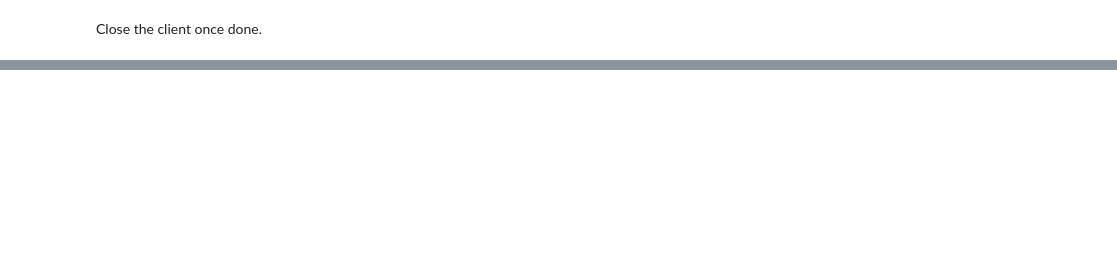
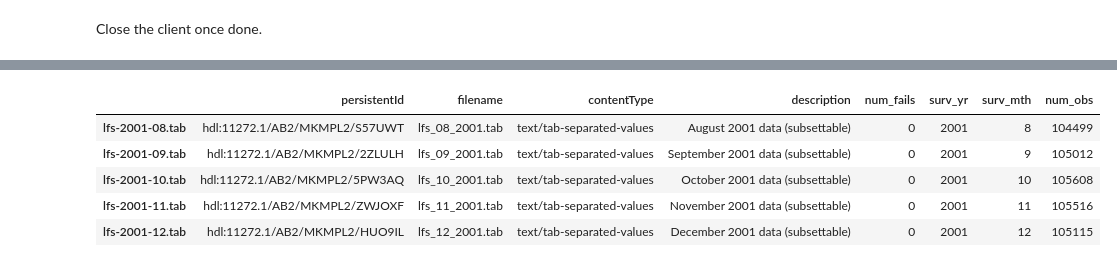
Before and after one commit to YC-Goh/YC-Goh.github.io, a Jupyter notebook: public/projects/can-open-data/lfs/0-download.ipynb, the cells around one changed output, grey strips where cells are left out. Saved outputs shown, nothing was run; the diff lists cells and outputs as text; code cells hidden in the pictures; blank space fills up the shorter version.

```diff
--- a/public/projects/can-open-data/lfs/0-download.ipynb
+++ b/public/projects/can-open-data/lfs/0-download.ipynb
@@ -224,0 +313,9 @@ client.close()
+# %%
+request_result.tail(5)
+# %% [output]
+|  | persistentId | filename | contentType | description | num_fails | surv_yr | surv_mth | num_obs |
+| lfs-2001-08.tab | hdl:11272.1/AB2/MKMPL2/S57UWT | lfs_08_2001.tab | text/tab-separated-values | August 2001 data (subsettable) | 0 | 2001 | 8 | 104499 |
+| lfs-2001-09.tab | hdl:11272.1/AB2/MKMPL2/2ZLULH | lfs_09_2001.tab | text/tab-separated-values | September 2001 data (subsettable) | 0 | 2001 | 9 | 105012 |
+| lfs-2001-10.tab | hdl:11272.1/AB2/MKMPL2/5PW3AQ | lfs_10_2001.tab | text/tab-separated-values | October 2001 data (subsettable) | 0 | 2001 | 10 | 105608 |
+| lfs-2001-11.tab | hdl:11272.1/AB2/MKMPL2/ZWJOXF | lfs_11_2001.tab | text/tab-separated-values | November 2001 data (subsettable) | 0 | 2001 | 11 | 105516 |
+| lfs-2001-12.tab | hdl:11272.1/AB2/MKMPL2/HUO9IL | lfs_12_2001.tab | text/tab-separated-values | December 2001 data (subsettable) | 0 | 2001 | 12 | 105115 |
```
Also changed, not shown: parts of 14 cells of this notebook.
